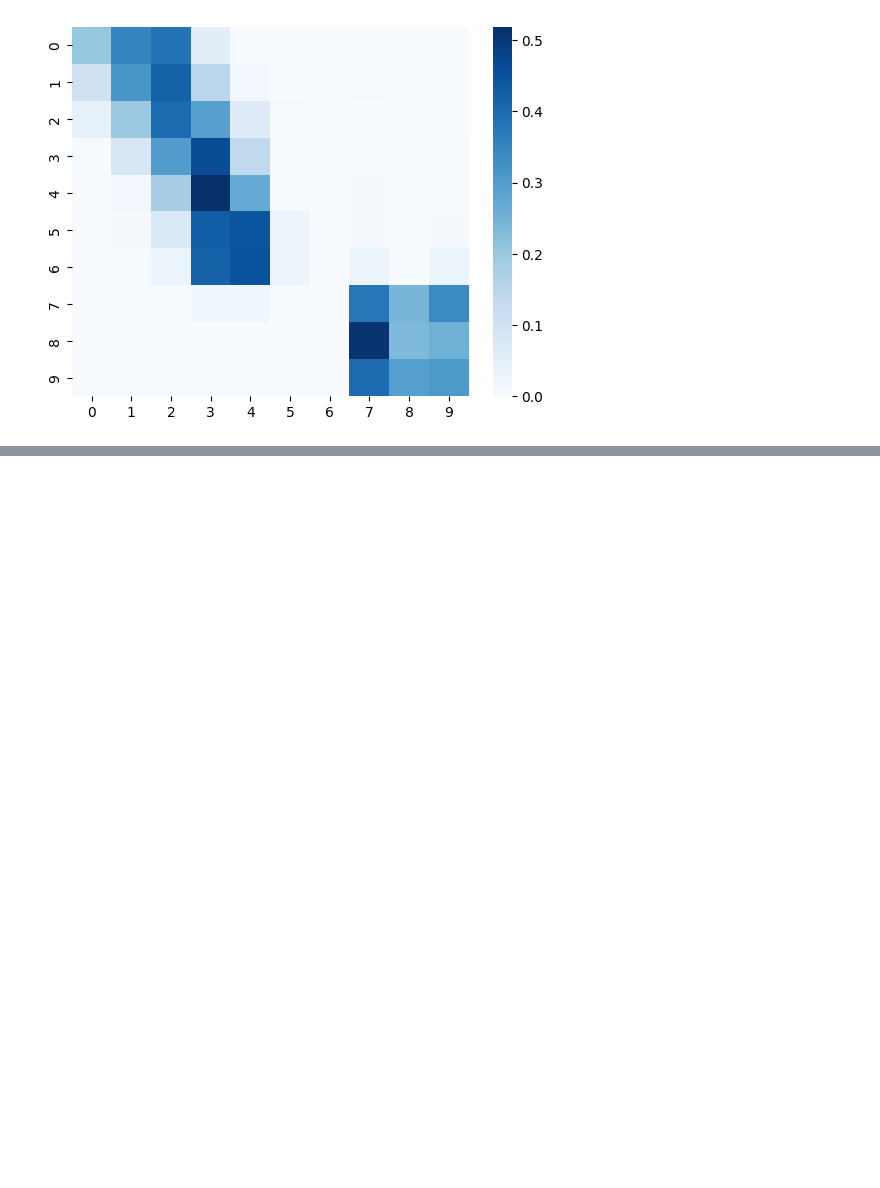
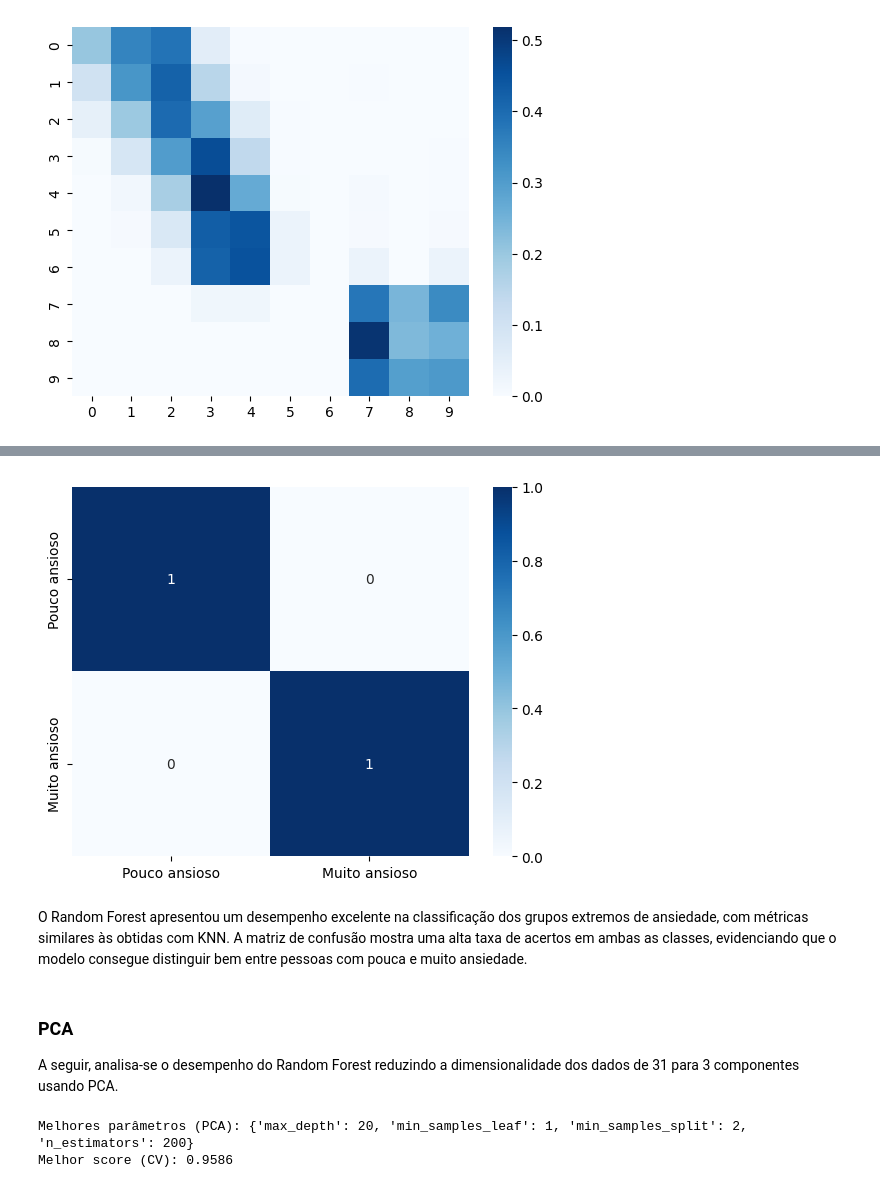
Before and after one commit to joaoloss/social-anxiety-analysis, a Jupyter notebook: src.ipynb, the cells around one changed output, grey strips where cells are left out. Drawn from its saved outputs; the diff is of its cells as text; code cells hidden in the pictures; blank space fills up the shorter version.

Commit message:
Feat: Alteração de alguns pequenos comentários no notebook e adição da classificação utilizando o modelo Random Forest para o level 1.

```diff
--- a/src.ipynb
+++ b/src.ipynb
@@ -948,0 +964,20 @@ weighted avg       0.34      0.33      0.31      2750
+# %%
+train_df_level_1 = pd.read_csv('train_data/train_level_1.csv')
+X_1_train = train_df_level_1.drop(['label', 'original_label'], axis=1)
+y_1_train = train_df_level_1['label']
+
+test_df_level_1 = pd.read_csv('test_data/test_level_1.csv')
+X_1_test = test_df_level_1.drop(['label', 'original_label'], axis=1)
+y_1_test = test_df_level_1['label']
+# %%
+params = {
+    'n_estimators': [50, 100, 200],
+    'max_depth': [5, 10, 15, 20, None],
+    'min_samples_split': [2, 5, 10],
+    'min_samples_leaf': [1, 2, 4]
+}
+
+clf = GridSearchCV(RandomForestClassifier(random_state=42), params, cv=5)
+clf.fit(X_1_train, y_1_train)
+print(f"Melhores parâmetros: {clf.best_params_}")
+print(f"Melhor score (CV): {clf.best_score_:.4f}")
@@ -948,0 +987,3 @@ weighted avg       0.34      0.33      0.31      2750
+# %%
+y_pred = clf.predict(X_1_test)
+print(classification_report(y_1_test, y_pred))
@@ -948,0 +999,20 @@ weighted avg       0.34      0.33      0.31      2750
+# %%
+sns.heatmap(confusion_matrix(y_1_test, y_pred, normalize='true'), annot=True, cmap='Blues', xticklabels=['Pouco ansioso', 'Muito ansioso'], yticklabels=['Pouco ansioso', 'Muito ansioso']);
+# %% [output]
+[figure, added]
+# %% [markdown]
+O Random Forest apresentou um desempenho excelente na classificação dos grupos extremos de ansiedade, com métricas similares às obtidas com KNN. A matriz de confusão mostra uma alta taxa de acertos em ambas as classes, evidenciando que o modelo consegue distinguir bem entre pessoas com pouca e muito ansiedade.
+# %% [markdown]
+### PCA
+
+A seguir, analisa-se o desempenho do Random Forest reduzindo a dimensionalidade dos dados de 31 para 3 componentes usando PCA.
+# %%
+pca = PCA(n_components=3)
+X_1_train_2d = pca.fit_transform(X_1_train)
+clf_pca = GridSearchCV(RandomForestClassifier(random_state=42), params, cv=5)
+clf_pca.fit(X_1_train_2d, y_1_train)
+print(f"Melhores parâmetros (PCA): {clf_pca.best_params_}")
+print(f"Melhor score (CV): {clf_pca.best_score_:.4f}")
+# %% [output]
+Melhores parâmetros (PCA): {'max_depth': 20, 'min_samples_leaf': 1, 'min_samples_split': 2, 'n_estimators': 200}
+Melhor score (CV): 0.9586
```
Also changed, not shown: parts of 23 cells of this notebook.
